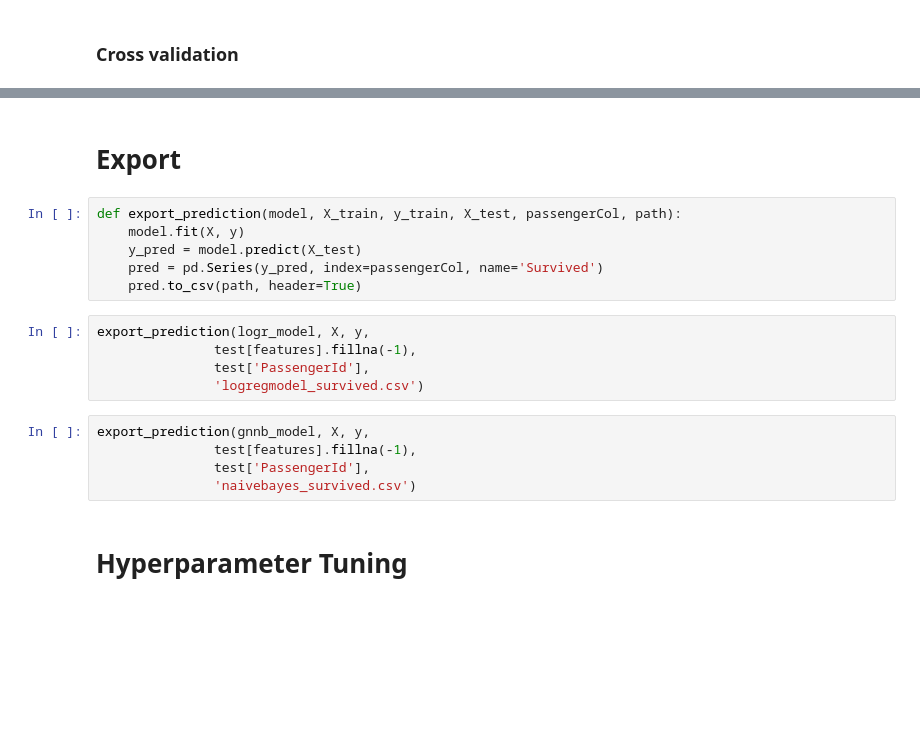
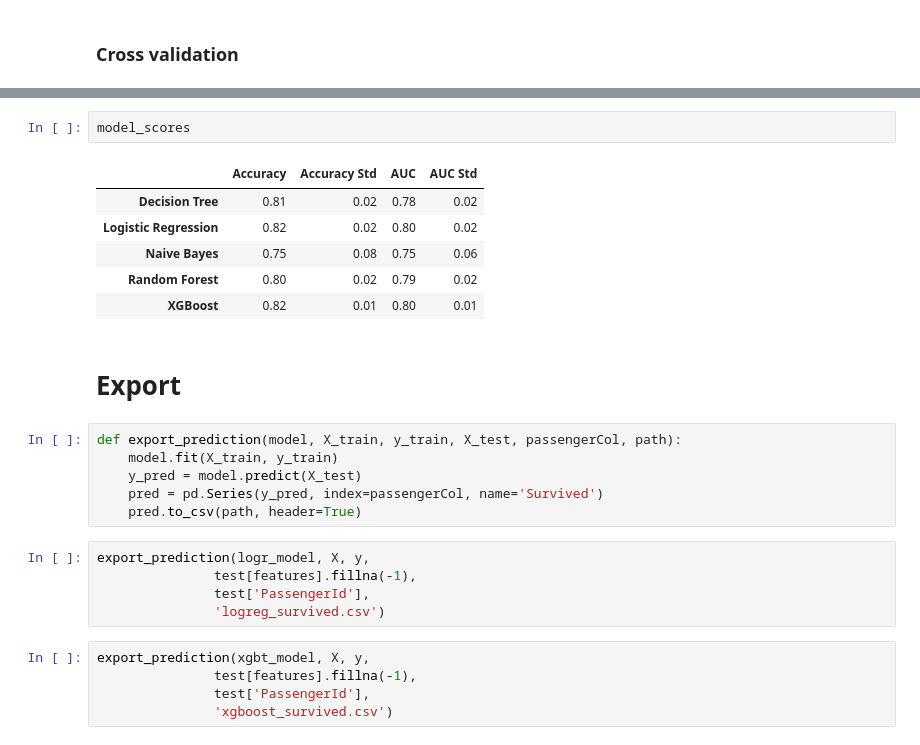
Before and after one commit to vichShir/kaggle-getting-started-competitions, a Jupyter notebook: Titanic/Titanic_Notebook.ipynb, the cells around one changed output, grey strips where cells are left out. Drawn from its saved outputs; the diff is of its cells as text; blank space fills up the shorter version.

```diff
--- a/Titanic/Titanic_Notebook.ipynb
+++ b/Titanic/Titanic_Notebook.ipynb
@@ -731,8 +679,17 @@ plt.legend(labels=['XGBoost Model 1', 'XGBoost Model 2'])
+# %%
+model_scores
+# %% [output]
+|  | Accuracy | Accuracy Std | AUC | AUC Std |
+| Decision Tree | 0.81 | 0.02 | 0.78 | 0.02 |
+| Logistic Regression | 0.82 | 0.02 | 0.80 | 0.02 |
+| Naive Bayes | 0.75 | 0.08 | 0.75 | 0.06 |
+| Random Forest | 0.80 | 0.02 | 0.79 | 0.02 |
+| XGBoost | 0.82 | 0.01 | 0.80 | 0.01 |
 # %% [markdown]
 # Export
 # %%
 def export_prediction(model, X_train, y_train, X_test, passengerCol, path):
-    model.fit(X, y)
+    model.fit(X_train, y_train)
     y_pred = model.predict(X_test)
     pred = pd.Series(y_pred, index=passengerCol, name='Survived')
     pred.to_csv(path, header=True)
@@ -740,11 +697,9 @@ def export_prediction(model, X_train, y_train, X_test, passengerCol, path):
 export_prediction(logr_model, X, y,
                test[features].fillna(-1),
                test['PassengerId'],
-               'logregmodel_survived.csv')
+               'logreg_survived.csv')
 # %%
-export_prediction(gnnb_model, X, y,
+export_prediction(xgbt_model, X, y,
                test[features].fillna(-1),
                test['PassengerId'],
-               'naivebayes_survived.csv')
+               'xgboost_survived.csv')
-# %% [markdown]
-# Hyperparameter Tuning
```
Also changed, not shown: parts of 54 cells of this notebook.
